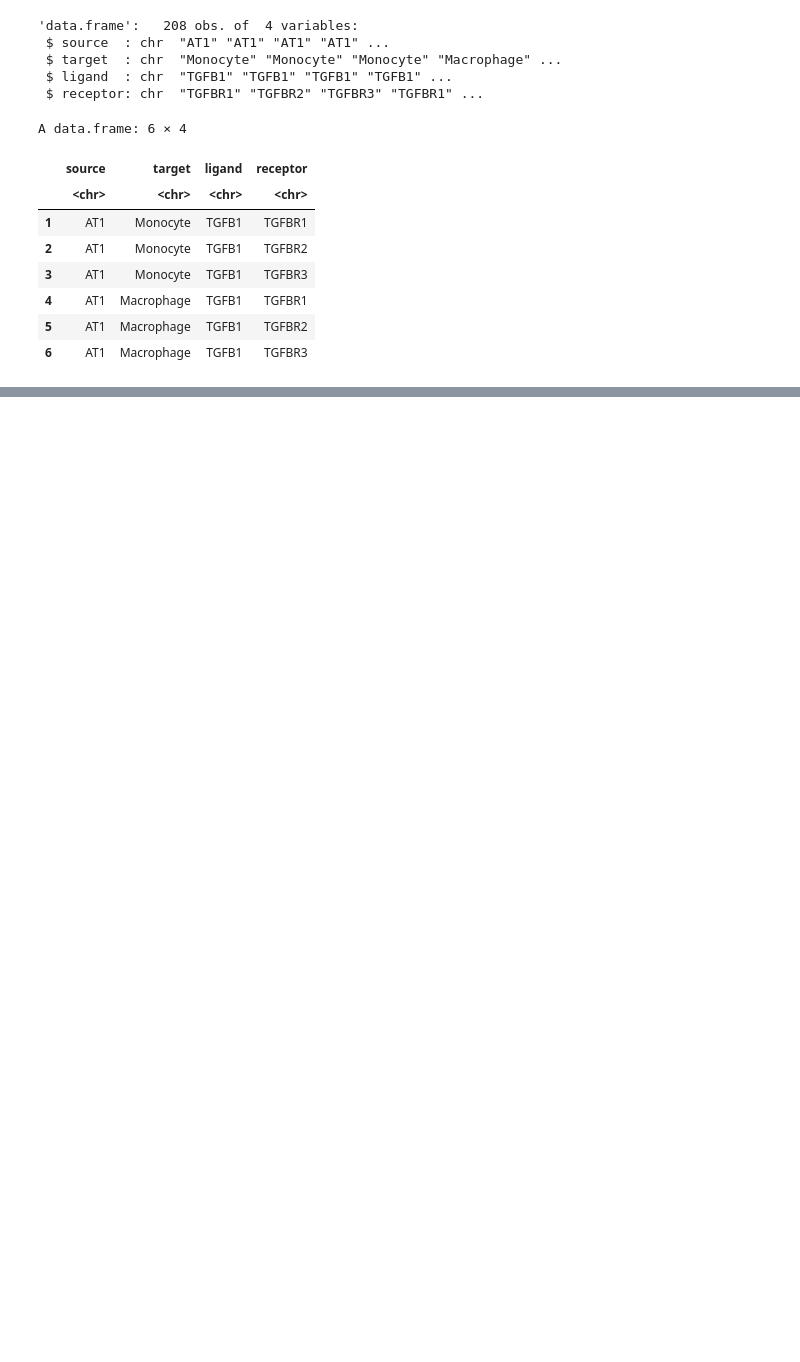
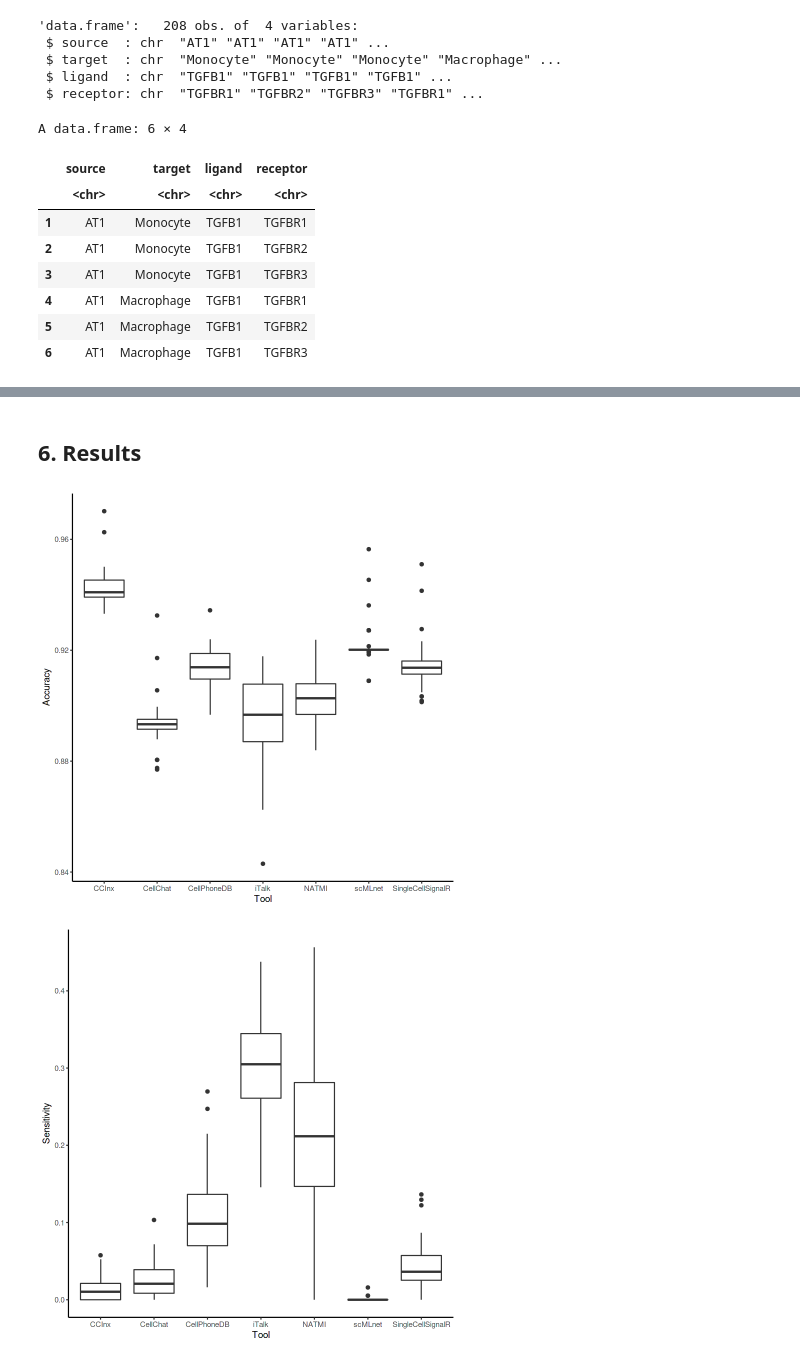
Before and after one commit to mora-lab/cell-cell-interactions, a Jupyter notebook: benchmark-workflow/Workflow.ipynb, the cells around one changed output, grey strips where cells are left out. Saved outputs shown, nothing was run; the diff lists cells and outputs as text; code cells hidden in the pictures; blank space fills up the shorter version.

```diff
--- a/benchmark-workflow/Workflow.ipynb
+++ b/benchmark-workflow/Workflow.ipynb
@@ -1052,0 +827,17 @@ plot3 <- boxplot(Specificity~Tool, spebox)
+# %% [markdown]
+## 6. Results
+# %%
+suppressPackageStartupMessages(library(ggplot2))
+
+# SSP
+sspR <- read.table("Result/sspR.txt", header = T, sep = "\t")
+sspP <- read.table("Result/sspP.txt", header = T, sep = "\t")
+# %%
+ssp <- as.data.frame(rbind(sspR,sspP))
+# %%
+ggplot(data=ssp, aes(x=Tool, y=Accuracy)) + geom_boxplot() + theme_classic()
+ggplot(data=ssp, aes(x=Tool, y=Sensitivity)) + geom_boxplot() + theme_classic()
+ggplot(data=ssp, aes(x=Tool, y=Specificity)) + geom_boxplot() + theme_classic()
+# %% [output]
+[figure, added]
+[figure, added]
```
Also changed, not shown: parts of 109 cells of this notebook.
